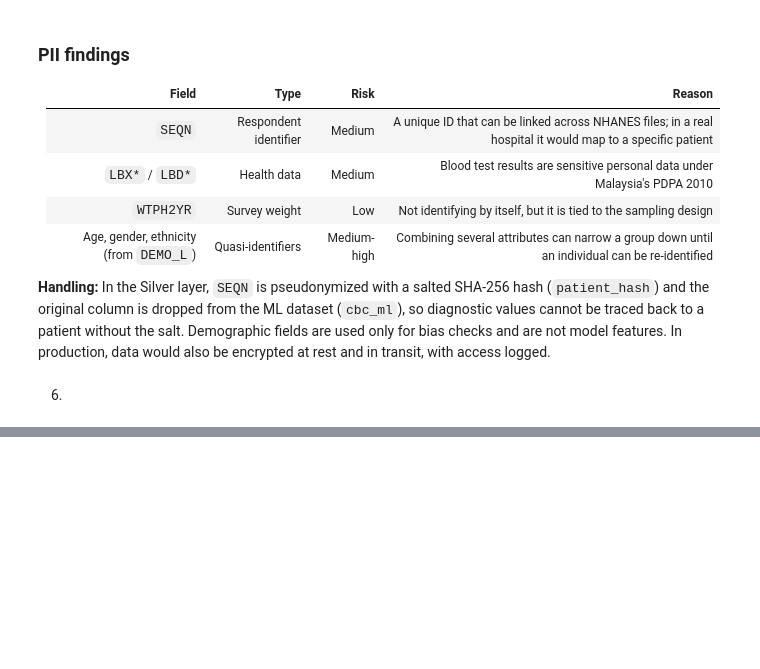
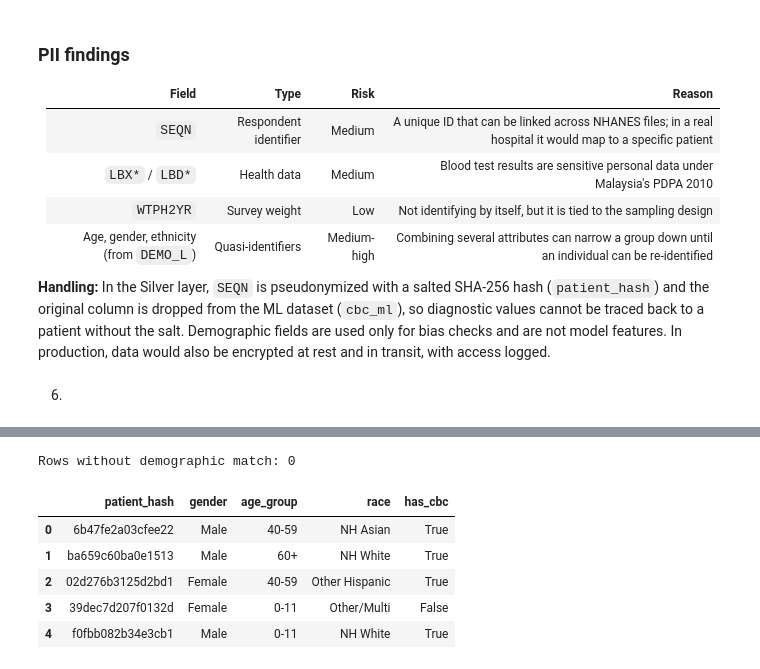
Before and after one commit to a212396-sudo/hospital-cempaka-lab, a Jupyter notebook: notebook/hospital_cempaka_pipeline.ipynb, the cells around one changed output, grey strips where cells are left out. Cells and saved outputs as stored; diff of their text form; code cells hidden in the pictures; blank space fills up the shorter version.

```diff
--- a/notebook/hospital_cempaka_pipeline.ipynb
+++ b/notebook/hospital_cempaka_pipeline.ipynb
@@ -262,0 +292,77 @@ cbc_ml[["patient_hash", "LBXHGB", "LBXWBCSI"]].head()
+# %%
+#  BAHAGIAN 1: fungsi untuk dapatkan fail DEMO_L
+def load_demo():
+    path = "data/DEMO_L.xpt"                       # lokasi fail dalam folder data/
+
+    if not os.path.exists(path):                   # kalau fail belum ada
+        os.makedirs("data", exist_ok=True)         # buat folder data/ (tak error kalau dah ada)
+        url = "https://wwwn.cdc.gov/Nchs/Data/Nhanes/Public/2021/DataFiles/DEMO_L.xpt"
+        req = urllib.request.Request(url, headers={"User-Agent": "Mozilla/5.0"})
+                                                   # cipta permintaan, pura-pura jadi browser
+                                                   # sebab server CDC kadang tolak skrip
+        with urllib.request.urlopen(req, timeout=60) as r, open(path, "wb") as f:
+                                                   # buka sambungan ke CDC (tunggu max 60 saat)
+                                                   # dan buka fail kosong untuk ditulis (wb = write binary)
+            f.write(r.read())                      # baca data dari CDC, simpan ke fail
+
+    return pd.read_sas(path, format="xport")       # baca fail .xpt jadi DataFrame
+
+# BAHAGIAN 2: panggil fungsi dan check balik column
+demo = load_demo()                                 # demo = jadual demografi (umur, jantina, kaum...)
+
+wanted = ["SEQN", "RIAGENDR", "RIDAGEYR", "RIDRETH3"]
+                                                   # lajur yang kita perlukan je:
+                                                   # SEQN = ID, RIAGENDR = jantina,
+                                                   # RIDAGEYR = umur (tahun), RIDRETH3 = kaum
+
+missing_cols = [c for c in wanted if c not in demo.columns]
+                                                   # senarai lajur yang kita nak tapi takde dalam fail
+assert not missing_cols, f"DEMO_L is missing columns: {missing_cols}"
+                                                   # kalau ada yang takde, stop dan bagitahu mana satu
+
+demo = demo[wanted].copy()                         # ambil 4 column tu sahaja (.copy() elak amaran pandas)
+demo["SEQN"] = demo["SEQN"].astype("int64")        # tukar SEQN dari float (130378.0) ke integer (130378)
+                                                   # supaya sama jenis dengan SEQN dalam cbc_pii
+
+# BAHAGIAN 3: gabung dengan data darah
+merged = cbc_pii.merge(demo, on="SEQN", how="left")
+                                                   # paste column demografi kat sebelah data darah,
+                                                   # padankan ikut SEQN.
+                                                   # how="left" = kekalkan SEMUA baris cbc_pii,
+                                                   # walaupun takde padanan dalam demo
+
+# BAHAGIAN 4: tukar kod nombor jadi label yang boleh dibaca
+merged["gender"] = merged["RIAGENDR"].map({1: "Male", 2: "Female"})
+                                                   # kod 1 -> Male, kod 2 -> Female
+
+merged["race"] = merged["RIDRETH3"].map({
+    1: "Mexican American", 2: "Other Hispanic", 3: "NH White",
+    4: "NH Black", 6: "NH Asian", 7: "Other/Multi"})
+                                                   # tukar kod kaum NHANES ke nama (NH = Non-Hispanic)
+                                                   # kod 5 tiada dalam senarai ini
+
+merged["age_group"] = pd.cut(merged["RIDAGEYR"], [-1, 11, 17, 39, 59, 120],
+                             labels=["0-11", "12-17", "18-39", "40-59", "60+"])
+                                                   # kumpulkan umur ikut selang:
+                                                   # (-1,11]=0-11, (11,17]=12-17, (17,39]=18-39,
+                                                   # (39,59]=40-59, (59,120]=60+
+                                                   # -1 digunakan supaya umur 0 masuk kumpulan pertama
+
+merged["has_cbc"] = merged["LBXHGB"].notna()       # True kalau ada keputusan hemoglobin,
+                                                   # False kalau kosong (tiada keputusan darah)
+
+# BAHAGIAN 5: semakan dan paparan
+print("Rows without demographic match:", int(merged["RIAGENDR"].isna().sum()))
+                                                   # bilangan baris yang tiada padanan SEQN dalam demo
+                                                   # (jantina kosong = tak jumpa pasangan)
+
+merged[["patient_hash", "gender", "age_group", "race", "has_cbc"]].head()
+                                                   # papar 5 baris pertama, column terpilih sahaja
+# %% [output]
+Rows without demographic match: 0
+|  | patient_hash | gender | age_group | race | has_cbc |
+| 0 | 6b47fe2a03cfee22 | Male | 40-59 | NH Asian | True |
+| 1 | ba659c60ba0e1513 | Male | 60+ | NH White | True |
+| 2 | 02d276b3125d2bd1 | Female | 40-59 | Other Hispanic | True |
+| 3 | 39dec7d207f0132d | Female | 0-11 | Other/Multi | False |
+| 4 | f0fbb082b34e3cb1 | Male | 0-11 | NH White | True |
```
Also changed, not shown: parts of 5 cells of this notebook, 1 other file.
